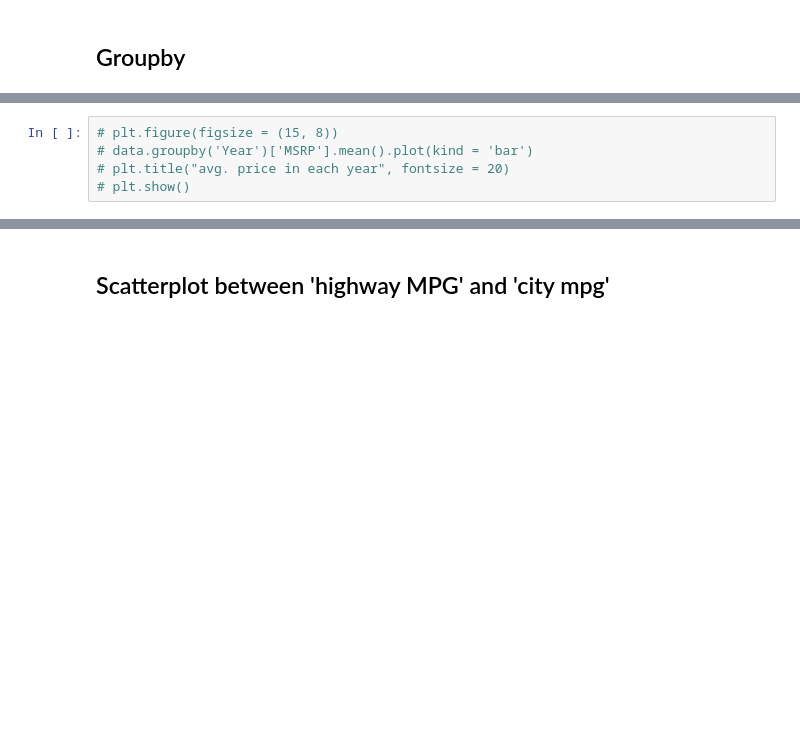
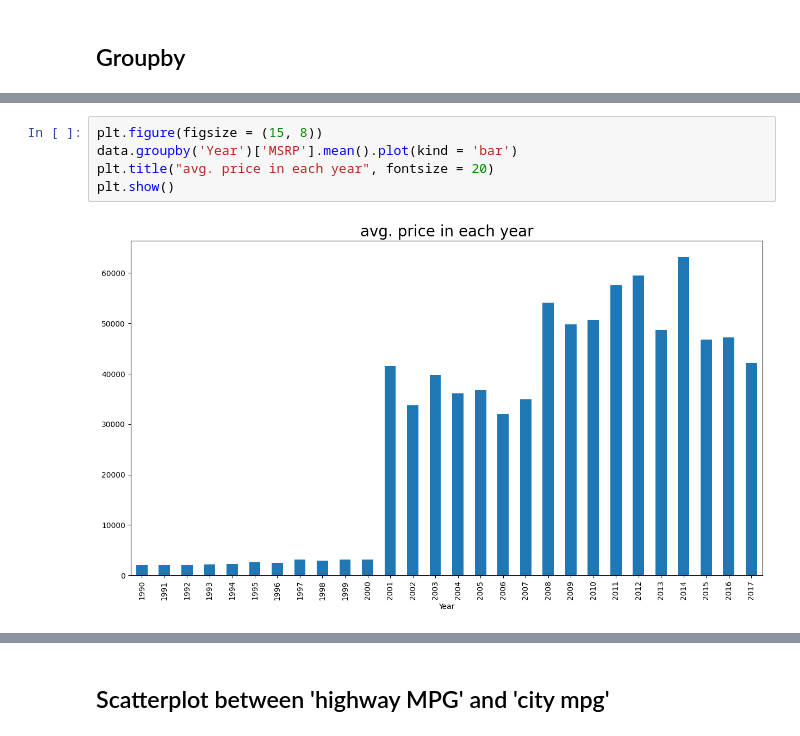
Before and after one commit to Rushit16102004/car-price-prediction-using-ML, a Jupyter notebook: prediction.ipynb, the cells around one changed output, grey strips where cells are left out. Drawn from its saved outputs; the diff is of its cells as text; blank space fills up the shorter version.

```diff
--- a/prediction.ipynb
+++ b/prediction.ipynb
@@ -171,8 +177,10 @@ data.groupby('Make')[['Engine HP', 'Engine Cylinders', 'highway MPG', 'city mpg'
 | Volkswagen | 81.0 | 444.0 | 189.757726 | 4.0 | 12.0 | 4.365217 | 15 | 105 | 32.128554 | ... |
 | Volvo | 114.0 | 345.0 | 230.971530 | 4.0 | 6.0 | 4.722420 | 19 | 38 | 27.202847 | ... |
 # %%
-# plt.figure(figsize = (15, 8))
-# data.groupby('Year')['MSRP'].mean().plot(kind = 'bar')
-# plt.title("avg. price in each year", fontsize = 20)
-# plt.show()
+plt.figure(figsize = (15, 8))
+data.groupby('Year')['MSRP'].mean().plot(kind = 'bar')
+plt.title("avg. price in each year", fontsize = 20)
+plt.show()
+# %% [output]
+[figure, added]
 # %%
```
Also changed, not shown: parts of 15 cells of this notebook.
